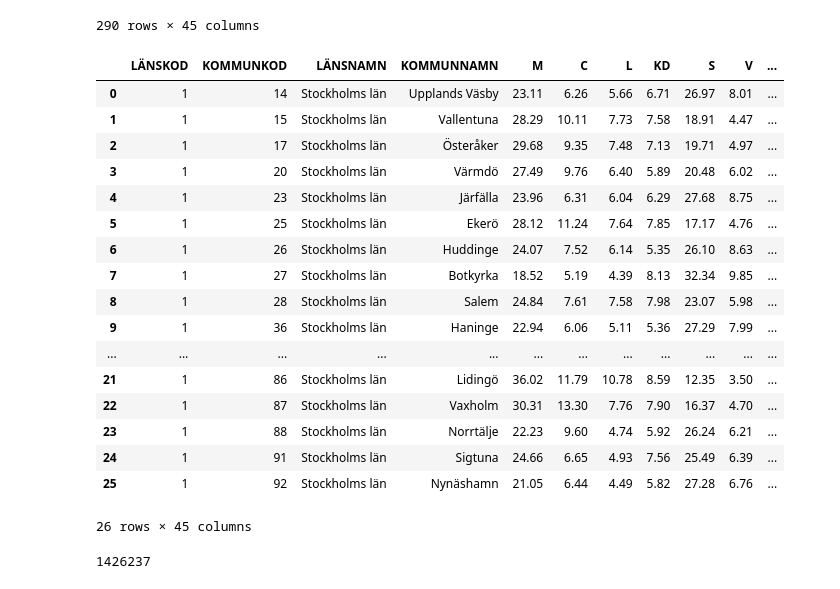
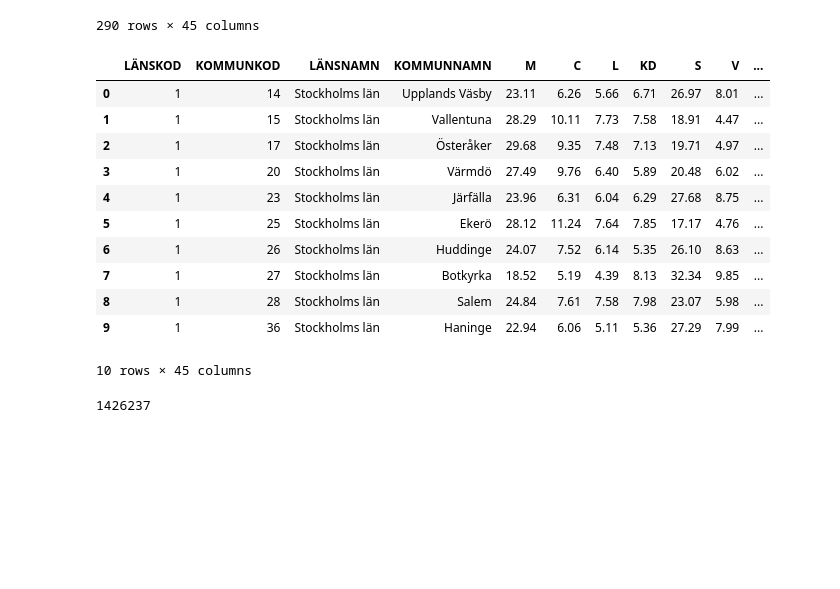
Before and after one commit to gus554/su-mt4007, a Jupyter notebook: HW2/Homework2.ipynb, the cells around one changed output. Drawn from its saved outputs; the diff is of its cells as text; code cells hidden in the pictures; blank space fills up the shorter version.

```diff
--- a/HW2/Homework2.ipynb
+++ b/HW2/Homework2.ipynb
@@ -87,26 +87,20 @@ datafile
 # %%
 # Data for stockholms län
 filtered_data = datafile[datafile["LÄNSNAMN"]  == "Stockholms län"]
-filtered_data
+filtered_data.head(10)
 # %% [output]
 |  | LÄNSKOD | KOMMUNKOD | LÄNSNAMN | KOMMUNNAMN | M | C | L | KD | S | V | ... |
 | 0 | 1 | 14 | Stockholms län | Upplands Väsby | 23.11 | 6.26 | 5.66 | 6.71 | 26.97 | 8.01 | ... |
 | 1 | 1 | 15 | Stockholms län | Vallentuna | 28.29 | 10.11 | 7.73 | 7.58 | 18.91 | 4.47 | ... |
 | 2 | 1 | 17 | Stockholms län | Österåker | 29.68 | 9.35 | 7.48 | 7.13 | 19.71 | 4.97 | ... |
 | 3 | 1 | 20 | Stockholms län | Värmdö | 27.49 | 9.76 | 6.40 | 5.89 | 20.48 | 6.02 | ... |
 | 4 | 1 | 23 | Stockholms län | Järfälla | 23.96 | 6.31 | 6.04 | 6.29 | 27.68 | 8.75 | ... |
 | 5 | 1 | 25 | Stockholms län | Ekerö | 28.12 | 11.24 | 7.64 | 7.85 | 17.17 | 4.76 | ... |
 | 6 | 1 | 26 | Stockholms län | Huddinge | 24.07 | 7.52 | 6.14 | 5.35 | 26.10 | 8.63 | ... |
 | 7 | 1 | 27 | Stockholms län | Botkyrka | 18.52 | 5.19 | 4.39 | 8.13 | 32.34 | 9.85 | ... |
 | 8 | 1 | 28 | Stockholms län | Salem | 24.84 | 7.61 | 7.58 | 7.98 | 23.07 | 5.98 | ... |
 | 9 | 1 | 36 | Stockholms län | Haninge | 22.94 | 6.06 | 5.11 | 5.36 | 27.29 | 7.99 | ... |
-| ... | ... | ... | ... | ... | ... | ... | ... | ... | ... | ... | ... |
-| 21 | 1 | 86 | Stockholms län | Lidingö | 36.02 | 11.79 | 10.78 | 8.59 | 12.35 | 3.50 | ... |
-| 22 | 1 | 87 | Stockholms län | Vaxholm | 30.31 | 13.30 | 7.76 | 7.90 | 16.37 | 4.70 | ... |
-| 23 | 1 | 88 | Stockholms län | Norrtälje | 22.23 | 9.60 | 4.74 | 5.92 | 26.24 | 6.21 | ... |
-| 24 | 1 | 91 | Stockholms län | Sigtuna | 24.66 | 6.65 | 4.93 | 7.56 | 25.49 | 6.39 | ... |
-| 25 | 1 | 92 | Stockholms län | Nynäshamn | 21.05 | 6.44 | 4.49 | 5.82 | 27.28 | 6.76 | ... |
-26 rows × 45 columns
+10 rows × 45 columns
 # %%
 # Calculation of giltliga röster
 giltliga_röster = filtered_data["RÖSTER GILTIGA"].sum()
```
